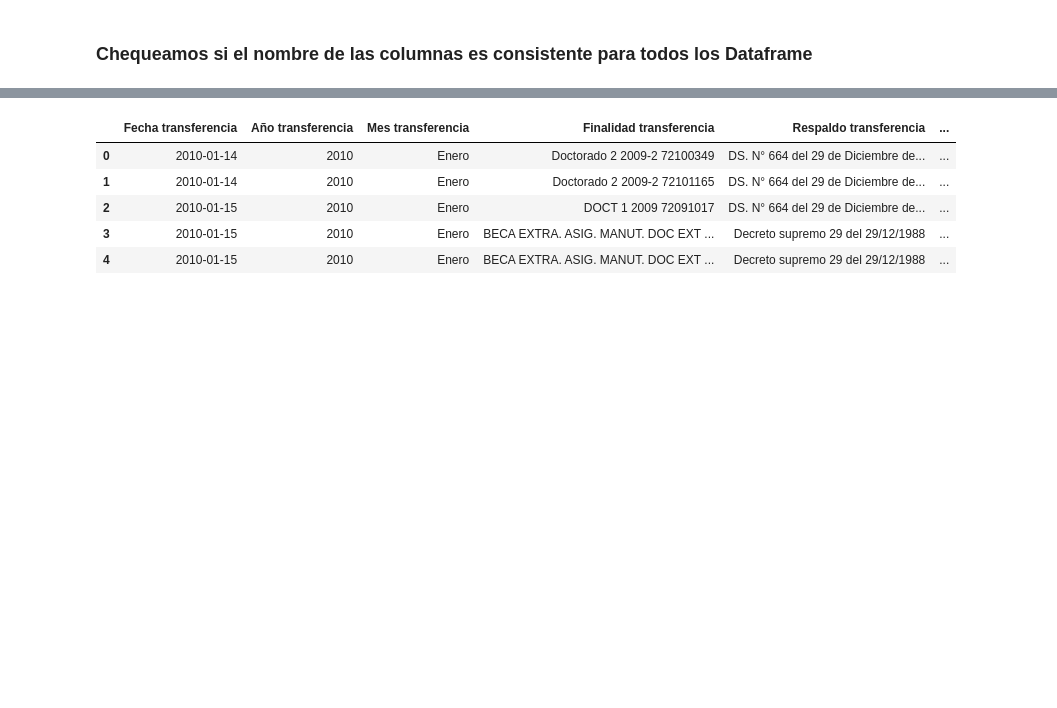
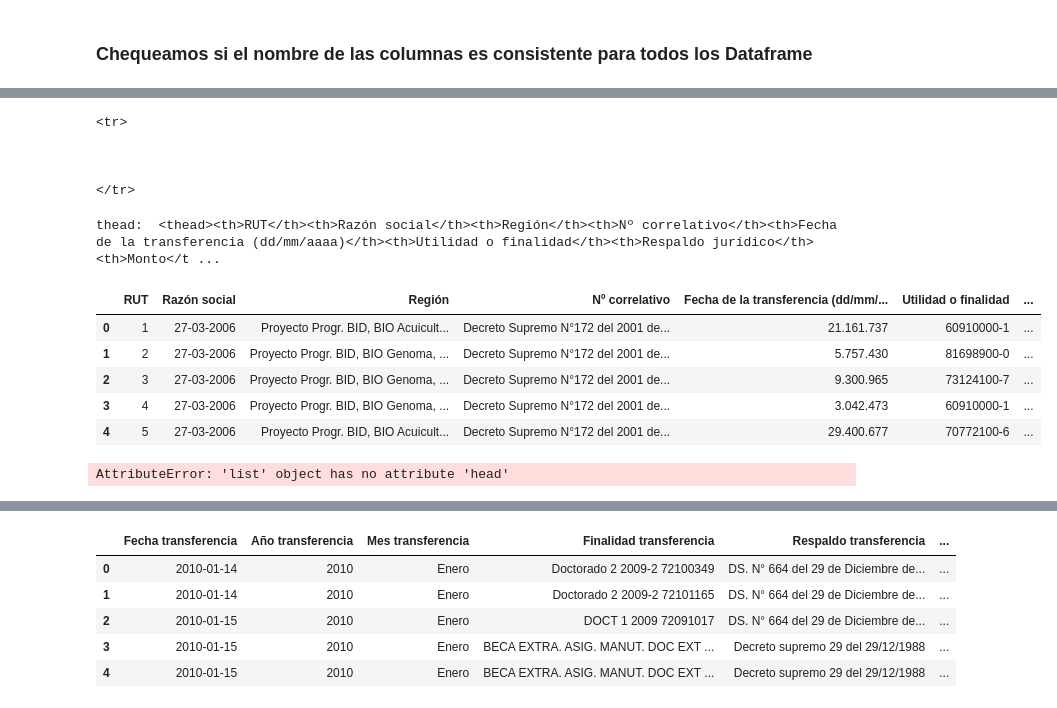
Before and after one commit to rpmunoz/datachile, a Jupyter notebook: science/Analysis Conicyt Transparencia.ipynb, the cells around one changed output, grey strips where cells are left out. Cells and saved outputs as stored; diff of their text form; code cells hidden in the pictures; blank space fills up the shorter version.

Commit message:
Added CONICYT Transparencia dataset

```diff
--- a/science/Analysis Conicyt Transparencia.ipynb
+++ b/science/Analysis Conicyt Transparencia.ipynb
@@ -116,0 +255,6 @@ Index([' Apellido materno, si el receptor es persona natural\n ',
+# %%
+url='http://www.conicyt.cl/transparencia/transferencias/2006/transferencias.html'
+content=urlopen(url).read()
+soup=BeautifulSoup(content, 'html.parser')
+#soup=clean_soup(soup)
+#soup
@@ -116,0 +332,25 @@ Index([' Apellido materno, si el receptor es persona natural\n ',
+# %%
+tr_all= soup.find_all('tr')
+tr_all[0]
+# %% [output]
+<tr>
+
+
+
+</tr>
+# %%
+soup=clean_soup(soup)
+df=pd.read_html(str(soup))
+df[0].head()
+# %% [output]
+thead:  <thead><th>RUT</th><th>Razón social</th><th>Región</th><th>Nº correlativo</th><th>Fecha de la transferencia (dd/mm/aaaa)</th><th>Utilidad o finalidad</th><th>Respaldo jurídico</th><th>Monto</t ...
+|  | RUT | Razón social | Región | Nº correlativo | Fecha de la transferencia (dd/mm/... | Utilidad o finalidad | ... |
+| 0 | 1 | 27-03-2006 | Proyecto Progr. BID, BIO Acuicult... | Decreto Supremo N°172 del 2001 de... | 21.161.737 | 60910000-1 | ... |
+| 1 | 2 | 27-03-2006 | Proyecto Progr. BID, BIO Genoma, ... | Decreto Supremo N°172 del 2001 de... | 5.757.430 | 81698900-0 | ... |
+| 2 | 3 | 27-03-2006 | Proyecto Progr. BID, BIO Genoma, ... | Decreto Supremo N°172 del 2001 de... | 9.300.965 | 73124100-7 | ... |
+| 3 | 4 | 27-03-2006 | Proyecto Progr. BID, BIO Genoma, ... | Decreto Supremo N°172 del 2001 de... | 3.042.473 | 60910000-1 | ... |
+| 4 | 5 | 27-03-2006 | Proyecto Progr. BID, BIO Acuicult... | Decreto Supremo N°172 del 2001 de... | 29.400.677 | 70772100-6 | ... |
+# %%
+df.head()
+# %% [output]
+AttributeError: 'list' object has no attribute 'head'
```
Also changed, not shown: parts of 15 cells of this notebook, 1 other file.
